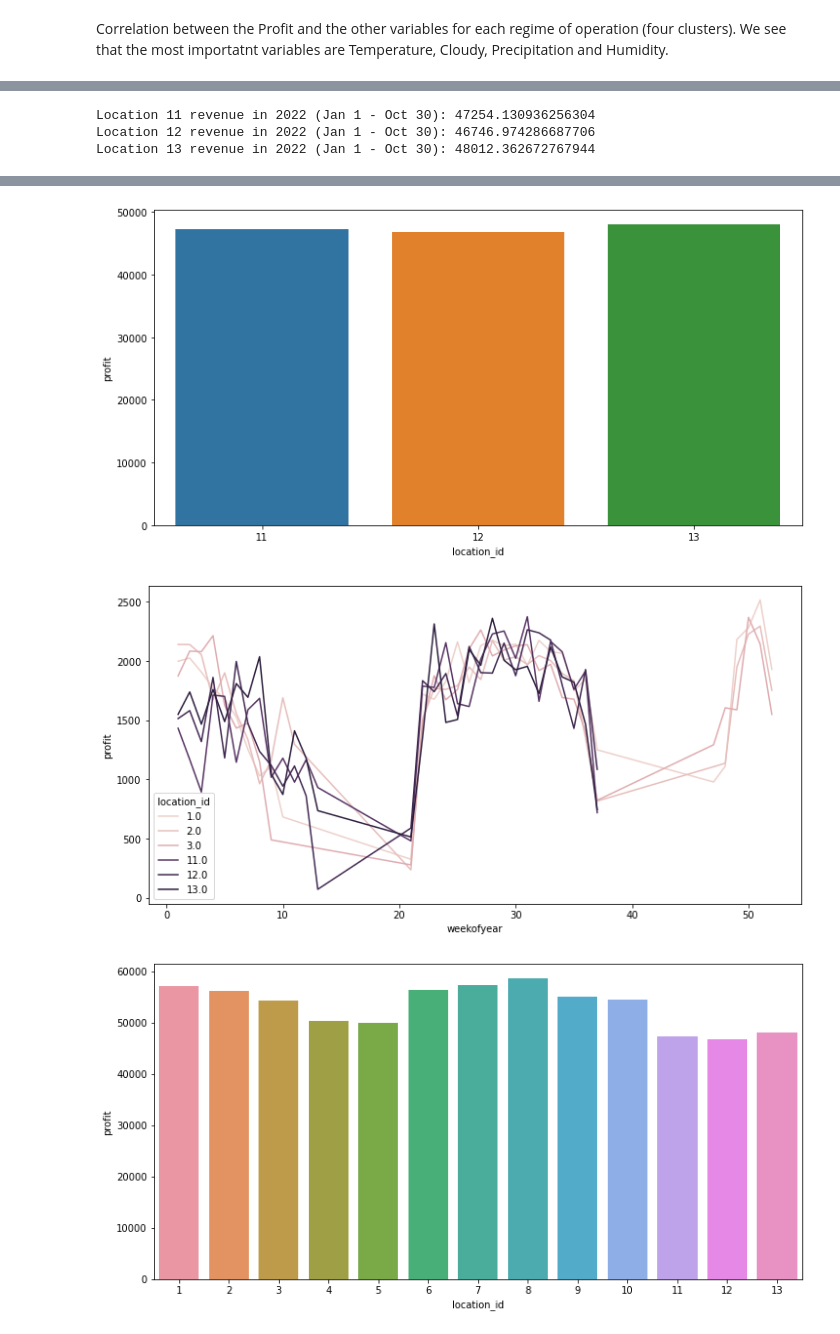
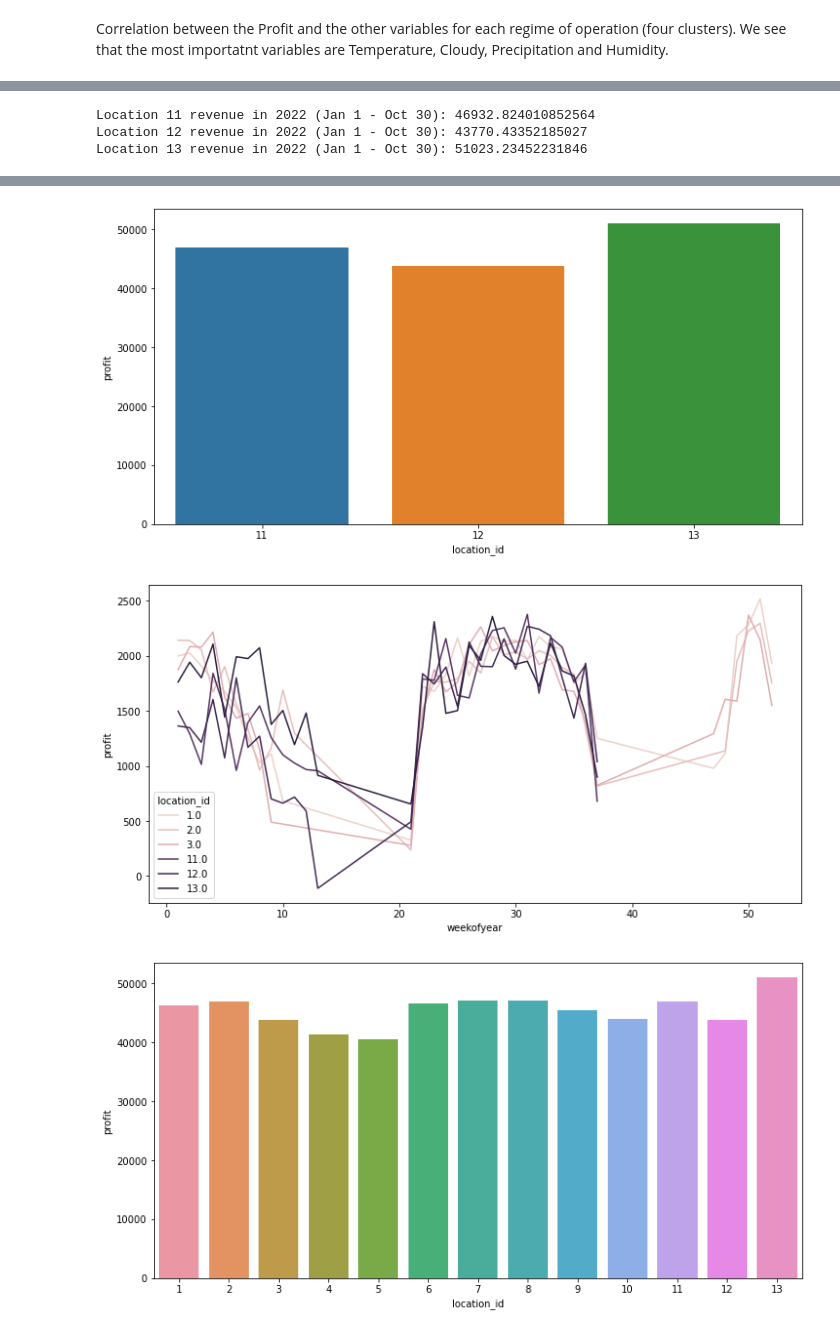
Before and after one commit to gdesousa2/intern-take-home-assessment, a Jupyter notebook: 3m_assessment_gdesousa.ipynb, the cells around one changed output, grey strips where cells are left out. Cells and saved outputs as stored; diff of their text form; code cells hidden in the pictures.

```diff
--- a/3m_assessment_gdesousa.ipynb
+++ b/3m_assessment_gdesousa.ipynb
@@ -322,7 +327,7 @@ s.set_title('Weekly distribution - Normalized data')
 # Season dependent model
 # River tubing and Snow tubing
 model_rent = {}
-model_vars = ['temperature', 'precipitation','cloudy','humidity','pressure']
+model_vars = ['temperature','precipitation','cloudy','humidity','elevation']
 for label in ['snow', 'snow_off', 'river', 'river_off']:
     x = df.loc[df['rent_season']==label,model_vars].to_numpy()
     y = df.loc[df['rent_season']==label,'profit'].to_numpy()
@@ -359,6 +368,7 @@ m = model_rent
 # Cluster by River/Snow and Season/Off-Season
 new_loc = [11,12,13]
 df_profit_new_loc_weekly = df_weather[(df_weather['location_id'].isin(new_loc)) & (df_weather['weekofyear'].isin(weeks_of_operation))].copy()
+df_profit_new_loc_weekly = pd.merge(df_profit_new_loc_weekly, df_location, how='left', left_on=['location_id'], right_on=['location_id'])
 df_profit_new_loc_weekly = df_profit_new_loc_weekly[df_profit_new_loc_weekly['weekofyear'] < 52] # Sometimes the first days of the year are labelled as week 52 or 53
 df_profit_new_loc_weekly = df_profit_new_loc_weekly[(df_profit_new_loc_weekly['location_id'].isin(new_loc)) & (df_profit_new_loc_weekly['date'].dt.year == 2022)]
 df_profit_new_loc_weekly = df_profit_new_loc_weekly.groupby([df_profit_new_loc_weekly['location_id'], df_profit_new_loc_weekly['weekofyear']],
@@ -367,7 +377,7 @@ df_profit_new_loc_weekly['rent_season'] = \
     df_profit_new_loc_weekly[['temperature','season']].apply(lambda x: 'snow' if (x['temperature'] < 40) & (x['season'] == 1) else \
         ('snow_off' if (x['temperature'] < 40) & (x['season'] == 0) else \
         ('river' if (x['temperature'] > 40) & (x['season'] == 1) else 'river_off')), axis=1)
-df_profit_new_loc_weekly = normalize(df=df_profit_new_loc_weekly, cols=['temperature','pressure','humidity'],norm='minmax')
+df_profit_new_loc_weekly = normalize(df=df_profit_new_loc_weekly, cols=['temperature','pressure','humidity','elevation','population'],norm='minmax')
 
 # Predict values based on Linear Regression & Convert back after renormalization
 df_aux = df_profit.groupby(['weekofyear','location_id','year'], as_index=False).agg({'profit':'sum'}).groupby(['weekofyear','location_id'],as_index=False).agg({'profit':'mean'})
@@ -390,13 +400,13 @@ plt.figure(figsize=(12,6))
 sns.lineplot(data=df_all_loc_weekly_profit.loc[df_all_loc_weekly_profit['location_id'].isin([1,2,3,11,12,13])].astype('float64'), x='weekofyear', y='profit', hue='location_id')
 
 plt.figure(figsize=(12,6))
-sns.barplot(data=df_all_loc_weekly_profit.groupby('location_id', as_index=False).agg({'profit':'sum'}), x='location_id', y='profit')
+sns.barplot(data=df_all_loc_weekly_profit[(df_all_loc_weekly_profit['weekofyear'] < 40)].groupby('location_id', as_index=False).agg({'profit':'sum'}), x='location_id', y='profit')
 
 # Results
 for loc in new_loc:
     print('Location',loc,'revenue in 2022 (Jan 1 - Oct 30):',
         df_profit_new_loc_weekly[df_profit_new_loc_weekly['location_id']==loc]['profit'].sum())
 # %% [output]
-Location 11 revenue in 2022 (Jan 1 - Oct 30): 47254.130936256304
-Location 12 revenue in 2022 (Jan 1 - Oct 30): 46746.974286687706
-Location 13 revenue in 2022 (Jan 1 - Oct 30): 48012.362672767944
+Location 11 revenue in 2022 (Jan 1 - Oct 30): 46932.824010852564
+Location 12 revenue in 2022 (Jan 1 - Oct 30): 43770.43352185027
+Location 13 revenue in 2022 (Jan 1 - Oct 30): 51023.23452231846
@@ -404,3 +414,3 @@ Location 13 revenue in 2022 (Jan 1 - Oct 30): 48012.362672767944
-[figure, old version]
+[figure, new version]
-[figure, old version]
+[figure, new version]
-[figure, old version]
+[figure, new version]
```
Also changed, not shown: parts of 11 cells of this notebook.
